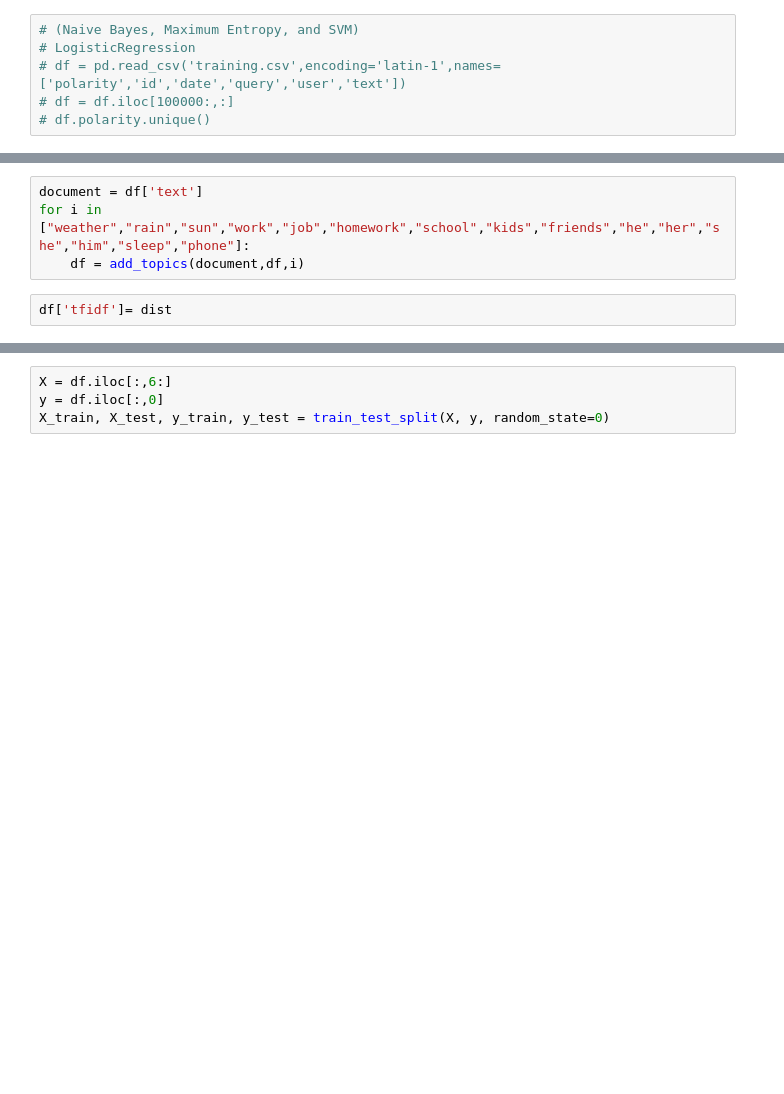
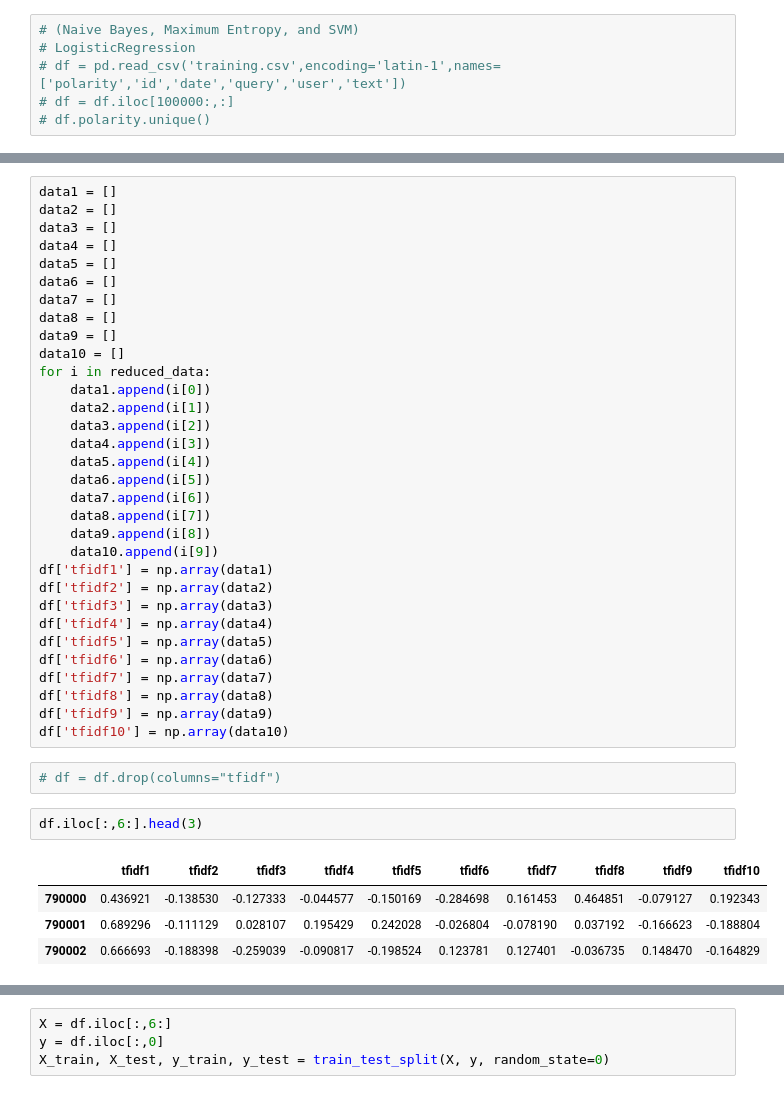
Before and after one commit to JaneYum/MachineLearning_Project, a Jupyter notebook: final.ipynb, the cells around one changed output, grey strips where cells are left out. Saved outputs shown, nothing was run; the diff lists cells and outputs as text; blank space fills up the shorter version.

```diff
--- a/final.ipynb
+++ b/final.ipynb
@@ -379,6 +730,0 @@ def add_topics(document,df,topic):
-# %%
-document = df['text']
-for i in ["weather","rain","sun","work","job","homework","school","kids","friends","he","her","she","him","sleep","phone"]:
-    df = add_topics(document,df,i)
-# %%
-df['tfidf']= dist
@@ -384,0 +743,41 @@ df['tfidf']= dist
+# %%
+data1 = []
+data2 = []
+data3 = []
+data4 = []
+data5 = []
+data6 = []
+data7 = []
+data8 = []
+data9 = []
+data10 = []
+for i in reduced_data:
+    data1.append(i[0])
+    data2.append(i[1])
+    data3.append(i[2])
+    data4.append(i[3])
+    data5.append(i[4])
+    data6.append(i[5])
+    data7.append(i[6])
+    data8.append(i[7])
+    data9.append(i[8])
+    data10.append(i[9])
+df['tfidf1'] = np.array(data1)
+df['tfidf2'] = np.array(data2)
+df['tfidf3'] = np.array(data3)
+df['tfidf4'] = np.array(data4)
+df['tfidf5'] = np.array(data5)
+df['tfidf6'] = np.array(data6)
+df['tfidf7'] = np.array(data7)
+df['tfidf8'] = np.array(data8)
+df['tfidf9'] = np.array(data9)
+df['tfidf10'] = np.array(data10)
+# %%
+# df = df.drop(columns="tfidf")
+# %%
+df.iloc[:,6:].head(3)
+# %% [output]
+|  | tfidf1 | tfidf2 | tfidf3 | tfidf4 | tfidf5 | tfidf6 | tfidf7 | tfidf8 | tfidf9 | tfidf10 |
+| 790000 | 0.436921 | -0.138530 | -0.127333 | -0.044577 | -0.150169 | -0.284698 | 0.161453 | 0.464851 | -0.079127 | 0.192343 |
+| 790001 | 0.689296 | -0.111129 | 0.028107 | 0.195429 | 0.242028 | -0.026804 | -0.078190 | 0.037192 | -0.166623 | -0.188804 |
+| 790002 | 0.666693 | -0.188398 | -0.259039 | -0.090817 | -0.198524 | 0.123781 | 0.127401 | -0.036735 | 0.148470 | -0.164829 |
```
Also changed, not shown: parts of 64 cells of this notebook, 1 other file.
